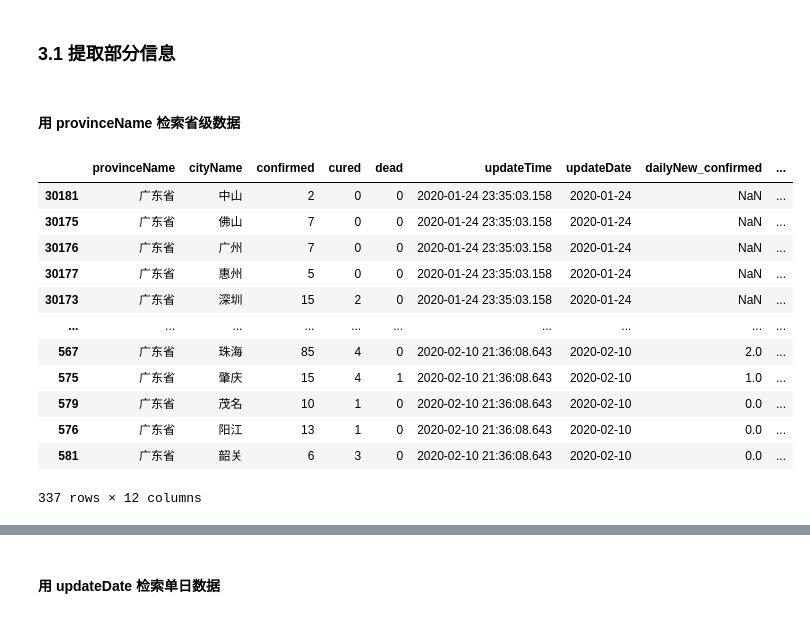
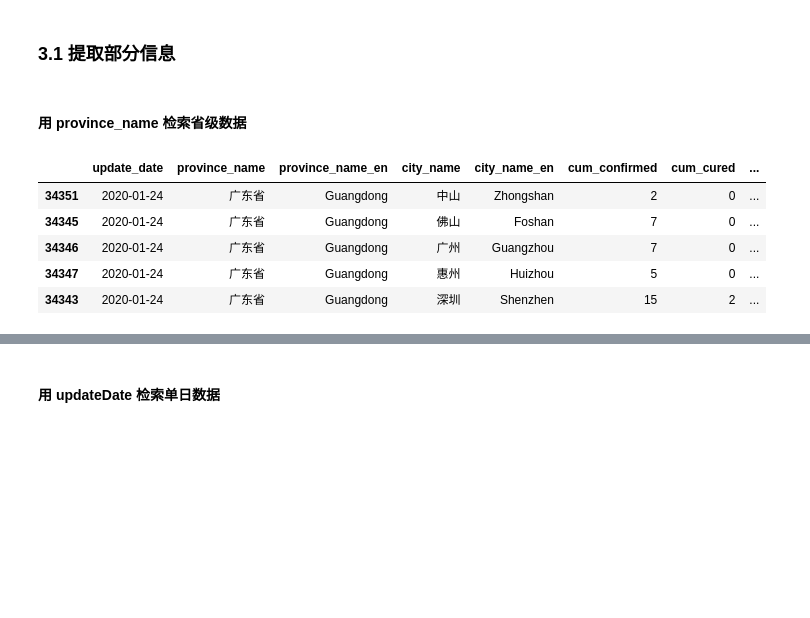
Before and after one commit to jianxu305/nCov2019_analysis, a Jupyter notebook: src/demo.ipynb, the cells around one changed output, grey strips where cells are left out. Cells and saved outputs as stored; diff of their text form; code cells hidden in the pictures; blank space fills up the shorter version.

```diff
--- a/src/demo.ipynb
+++ b/src/demo.ipynb
@@ -36,2 +37,2 @@ data.head(3)  # 查看数据形式
 # %%
-daily_frm = utils.aggDaily(data, clean_dates=True)
+daily_frm = utils.aggDaily(data)
@@ -49,2 +45,0 @@ daily_frm.tail(3)
-# %%
-daily_frm = utils.add_dailyNew(daily_frm)
@@ -62,2 +45,0 @@ daily_frm[daily_frm['cityName'] == '武汉'][['confirmed', 'dailyNew_confirmed',
-# %%
-daily_frm = utils.add_en_location(daily_frm)
@@ -75,21 +48,14 @@ daily_frm[['provinceName', 'cityName', 'provinceName_en', 'cityName_en', 'confir
 # %% [markdown]
 ### 3.1 提取部分信息
 # %% [markdown]
-#### 用 provinceName 检索省级数据
+#### 用 province_name 检索省级数据
 # %%
-daily_frm[daily_frm['provinceName'] == '广东省']
+daily_frm[daily_frm['province_name'] == '广东省'].head()
 # %% [output]
-|  | provinceName | cityName | confirmed | cured | dead | updateTime | updateDate | dailyNew_confirmed | ... |
-| 30181 | 广东省 | 中山 | 2 | 0 | 0 | 2020-01-24 23:35:03.158 | 2020-01-24 | NaN | ... |
-| 30175 | 广东省 | 佛山 | 7 | 0 | 0 | 2020-01-24 23:35:03.158 | 2020-01-24 | NaN | ... |
-| 30176 | 广东省 | 广州 | 7 | 0 | 0 | 2020-01-24 23:35:03.158 | 2020-01-24 | NaN | ... |
-| 30177 | 广东省 | 惠州 | 5 | 0 | 0 | 2020-01-24 23:35:03.158 | 2020-01-24 | NaN | ... |
-| 30173 | 广东省 | 深圳 | 15 | 2 | 0 | 2020-01-24 23:35:03.158 | 2020-01-24 | NaN | ... |
-| ... | ... | ... | ... | ... | ... | ... | ... | ... | ... |
-| 567 | 广东省 | 珠海 | 85 | 4 | 0 | 2020-02-10 21:36:08.643 | 2020-02-10 | 2.0 | ... |
-| 575 | 广东省 | 肇庆 | 15 | 4 | 1 | 2020-02-10 21:36:08.643 | 2020-02-10 | 1.0 | ... |
-| 579 | 广东省 | 茂名 | 10 | 1 | 0 | 2020-02-10 21:36:08.643 | 2020-02-10 | 0.0 | ... |
-| 576 | 广东省 | 阳江 | 13 | 1 | 0 | 2020-02-10 21:36:08.643 | 2020-02-10 | 0.0 | ... |
-| 581 | 广东省 | 韶关 | 6 | 3 | 0 | 2020-02-10 21:36:08.643 | 2020-02-10 | 0.0 | ... |
+|  | update_date | province_name | province_name_en | city_name | city_name_en | cum_confirmed | cum_cured | ... |
+| 34351 | 2020-01-24 | 广东省 | Guangdong | 中山 | Zhongshan | 2 | 0 | ... |
+| 34345 | 2020-01-24 | 广东省 | Guangdong | 佛山 | Foshan | 7 | 0 | ... |
+| 34346 | 2020-01-24 | 广东省 | Guangdong | 广州 | Guangzhou | 7 | 0 | ... |
+| 34347 | 2020-01-24 | 广东省 | Guangdong | 惠州 | Huizhou | 5 | 0 | ... |
+| 34343 | 2020-01-24 | 广东省 | Guangdong | 深圳 | Shenzhen | 15 | 2 | ... |
-337 rows × 12 columns
 # %% [markdown]
```
Also changed, not shown: parts of 23 cells of this notebook, 3 other files.
